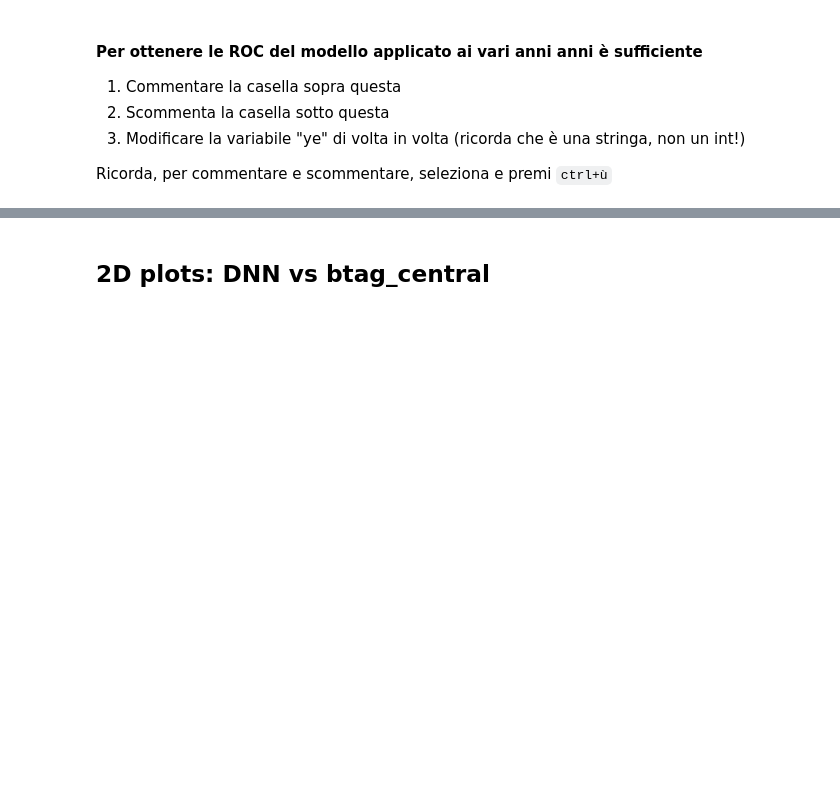
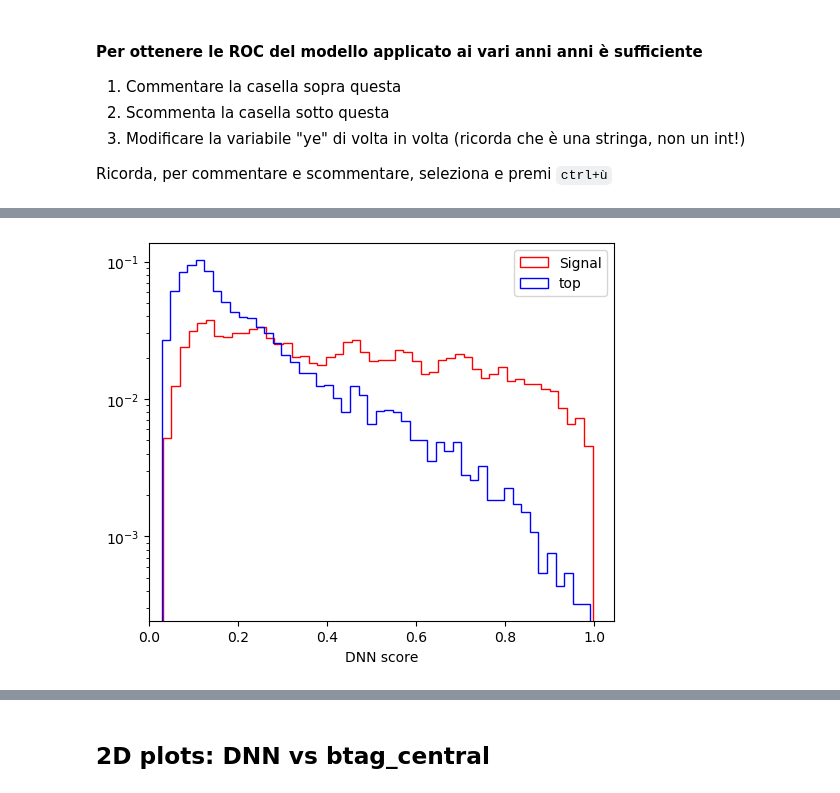
Before and after one commit to BiancaPinolini/ML_classification, a Jupyter notebook: ROC.ipynb, the cells around one changed output, grey strips where cells are left out. Cells and saved outputs as stored; diff of their text form; code cells hidden in the pictures; blank space fills up the shorter version.

```diff
--- a/ROC.ipynb
+++ b/ROC.ipynb
@@ -102,5 +99,25 @@ _________________________________________________________________
 # %%
 y_pred = model.predict(X_scaled, batch_size=config["batch_size"])
 y_pred = np.array(y_pred).flatten()
+# %%
+fig = plt.figure(figsize=(6,5), dpi=100)
+weights_sig = np.ones_like(y_pred[Y==1])/float(len(y_pred[Y==1]))
+weights_bkg = np.ones_like(y_pred[Y==0])/float(len(y_pred[Y==0]))
+_ = plt.hist(y_pred[Y==1], weights=weights_sig, bins=50, lw = 1, histtype="step", label="Signal", color='red')#, density=True)
+_ = plt.hist(y_pred[Y==0], weights=weights_bkg,bins=50, lw = 1, histtype="step", label="top", color='blue')#, density=True)
+plt.legend(loc="upper right", fontsize=10)
+plt.xlabel("DNN score", fontsize=10)
+plt.xticks(fontsize=10)
+plt.yticks(fontsize=10)
+plt.savefig(os.path.join(model_dir, "plots/DNN_score.pdf"))
+plt.savefig(os.path.join(model_dir, "plots/DNN_score.png"))
+
+
+
+plt.xlim(left=0)
+plt.yscale('log')
+plt.show()
+# %% [output]
+[figure, added]
 # %%
 fig = plt.figure(figsize=(6,5), dpi=100)
```
Also changed, not shown: parts of 17 cells of this notebook, 3 other files.
